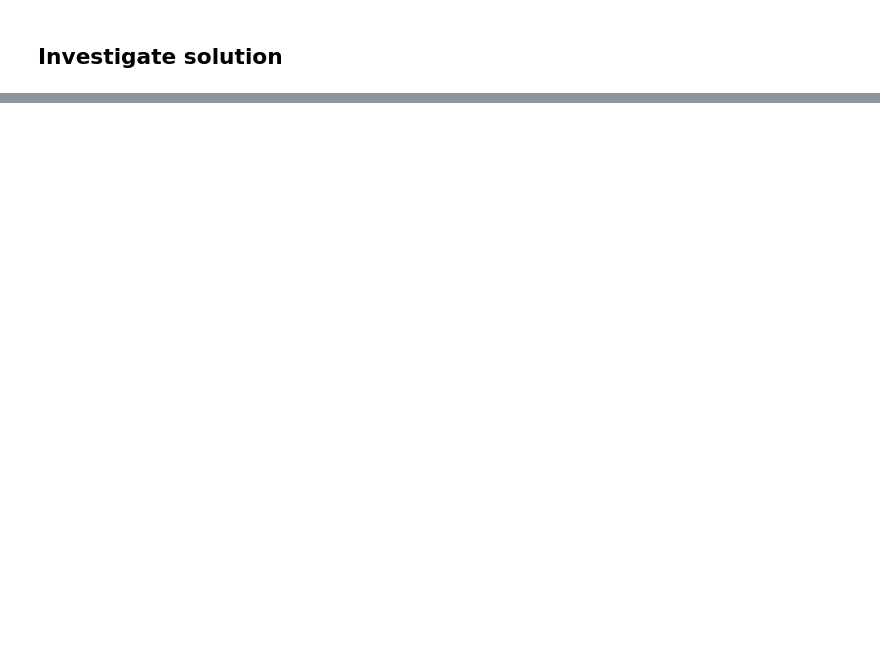
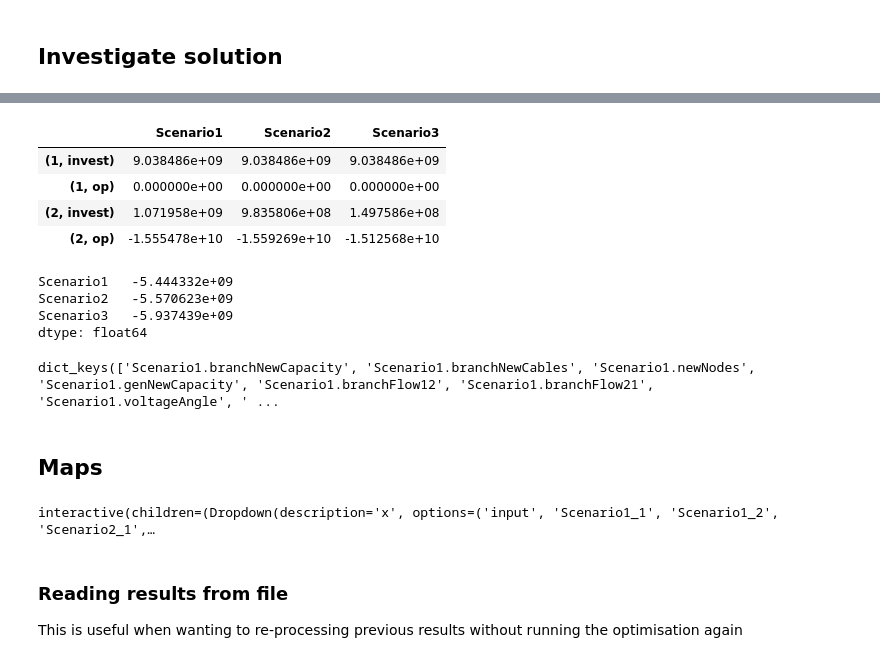
Before and after one commit to powergama/powergama, a Jupyter notebook: powergama/examples/powergim_doggerbank/powergim_doggerbank_stochastic.ipynb, the cells around one changed output, grey strips where cells are left out. Cells and saved outputs as stored; diff of their text form; code cells hidden in the pictures; blank space fills up the shorter version.

```diff
--- a/powergama/examples/powergim_doggerbank/powergim_doggerbank_stochastic.ipynb
+++ b/powergama/examples/powergim_doggerbank/powergim_doggerbank_stochastic.ipynb
@@ -54,0 +25,18 @@ EF solve termination condition is optimal
+# %%
+grid_data = powergama.GridData()
+grid_data.readSipData(nodes = "data/dog_nodes.csv",
+    branches = "data/dog_branches_min.csv",
+    generators = "data/dog_generators.csv",
+    consumers = "data/dog_consumers.csv")
+# Profiles:
+samplesize = 100
+grid_data.readProfileData(
+    filename= "data/timeseries_sample_100_rnd2016.csv",
+    timerange=range(samplesize), timedelta=1.0)
+sip = pgim.SipModel()
+dict_data = sip.createModelData(grid_data,
+    datafile='data/dog_data_irpwind.xml',
+    maxNewBranchNum=5,maxNewBranchCap=5000)
+
+with open('data/dog_data_irpwind.xml',"r") as file:
+    parameters_xml = file.read()
@@ -54,0 +58,5 @@ EF solve termination condition is optimal
+# %%
+scenario_numberof=3
+scenario_probability = [0.50,0.25,0.25]
+stm = sip.createScenarioTreeModel(num_scenarios=scenario_numberof,
+    probabilities=scenario_probability)
@@ -54,0 +101,15 @@ EF solve termination condition is optimal
+# %%
+solvername='cbc'
+sopts = {}
+sopts['--drop-proximal-terms'] = None
+sopts['--linearize-nonbinary-penalty-terms'] = 5
+sopts = None
+
+phopts = {}
+phopts['--output-solver-log'] = None
+phopts['--max-iterations'] = '3'
+
+stsolver = rapper.StochSolver(
+    fsfile=None,fsfct=pysp_instance_creation_callback,
+    tree_model = stm,
+    phopts=phopts)
@@ -81,0 +144,3 @@ pgres.plotMapGrid(nodetype='area',branchtype='capacity', latlon=[53,0,57,6],draw
+# %%
+# spread coordinates for better plotting
+grid_data.spreadNodeCoordinates(radius=0.04,inplace=True)
@@ -81,0 +208,31 @@ pgres.plotMapGrid(nodetype='area',branchtype='capacity', latlon=[53,0,57,6],draw
+# %%
+costs
+# %% [output]
+|  | Scenario1 | Scenario2 | Scenario3 |
+| (1, invest) | 9.038486e+09 | 9.038486e+09 | 9.038486e+09 |
+| (1, op) | 0.000000e+00 | 0.000000e+00 | 0.000000e+00 |
+| (2, invest) | 1.071958e+09 | 9.835806e+08 | 1.497586e+08 |
+| (2, op) | -1.555478e+10 | -1.559269e+10 | -1.512568e+10 |
+# %%
+costs.sum()
+# %% [output]
+Scenario1   -5.444332e+09
+Scenario2   -5.570623e+09
+Scenario3   -5.937439e+09
+dtype: float64
+# %%
+allres.keys()
+# %% [output]
+dict_keys(['Scenario1.branchNewCapacity', 'Scenario1.branchNewCables', 'Scenario1.newNodes', 'Scenario1.genNewCapacity', 'Scenario1.branchFlow12', 'Scenario1.branchFlow21', 'Scenario1.voltageAngle', ' ...
+# %% [markdown]
+## Maps
+# %%
+@ipywidgets.interact(x= m_opt.keys())
+def plotmap(x):
+    print("Offshore grid - {}".format(x))
+    display(m_opt[x])
+# %% [output]
+interactive(children=(Dropdown(description='x', options=('input', 'Scenario1_1', 'Scenario1_2', 'Scenario2_1',…
+# %% [markdown]
+### Reading results from file
+This is useful when wanting to re-processing previous results without running the optimisation again
```
Also changed, not shown: parts of 30 cells of this notebook, 4 other files.
